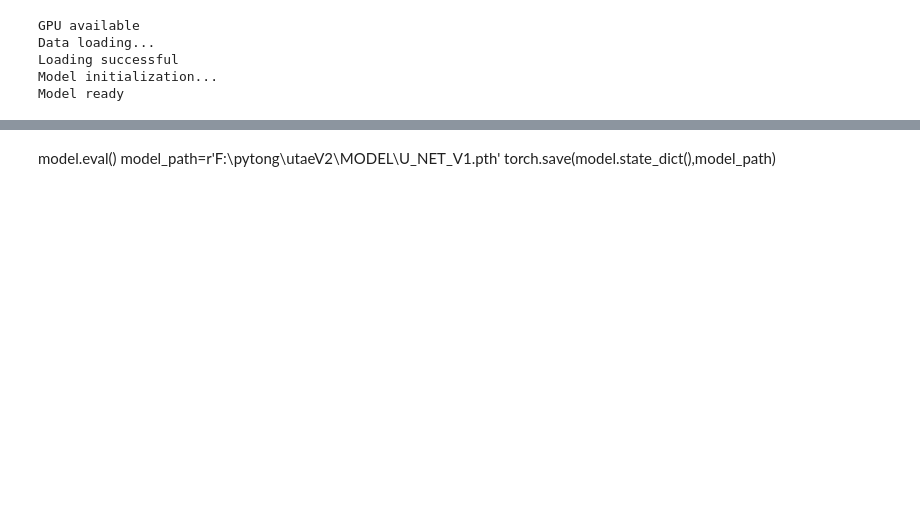
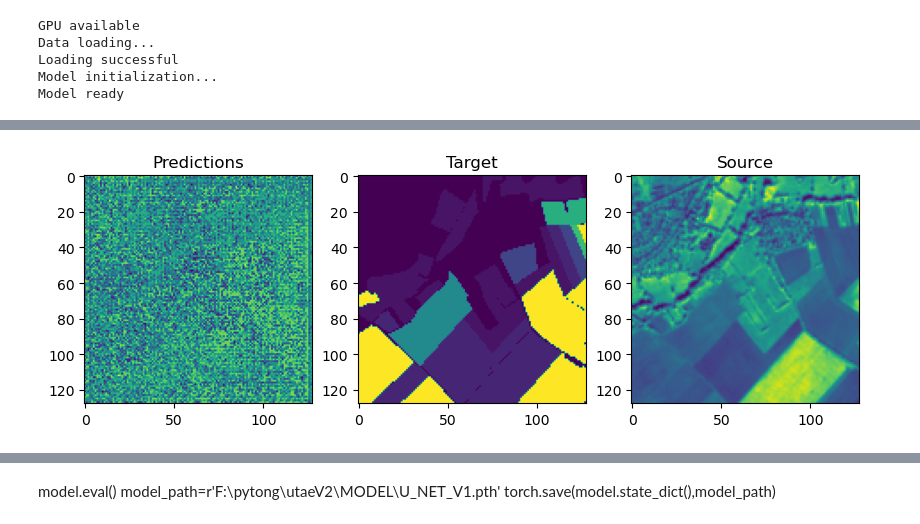
Before and after one commit to wojtkee/utaeV2, a Jupyter notebook: mojetesty.ipynb, the cells around one changed output, grey strips where cells are left out. Cells and saved outputs as stored; diff of their text form; code cells hidden in the pictures; blank space fills up the shorter version.

```diff
--- a/mojetesty.ipynb
+++ b/mojetesty.ipynb
@@ -239,3 +245,27 @@ Text(0, 0.5, 'loss')
+# %%
+sample=1
+
+image_batch = predictions[sample, :, :].cpu().detach().numpy()
+
+source = batch[sample,6,3, :, :].cpu()
+
+image_target = target[sample, :, :].cpu()
+fig, axes = plt.subplots(1, 3, figsize=(10, 5))  # Tworzy jeden wiersz i dwa wykresy obok siebie
+
+# Pierwszy wykres dla image_batch
+axes[0].imshow(image_batch)
+axes[0].set_title('Predictions')
+
+# Drugi wykres dla image_target
+axes[1].imshow(image_target)
+axes[1].set_title('Target')
+
+axes[2].imshow(source)
+axes[2].set_title('Source')
+
+plt.show()
+# %% [output]
+[figure, added]
 # %%
 # test_model(model,data_loader_test,criterion,device)
 
```
Also changed, not shown: parts of 11 cells of this notebook, 1 other file.
